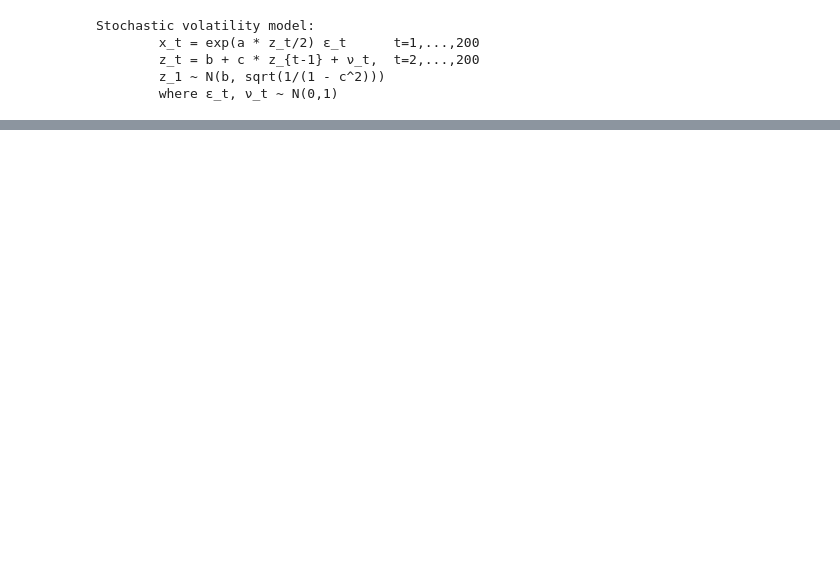
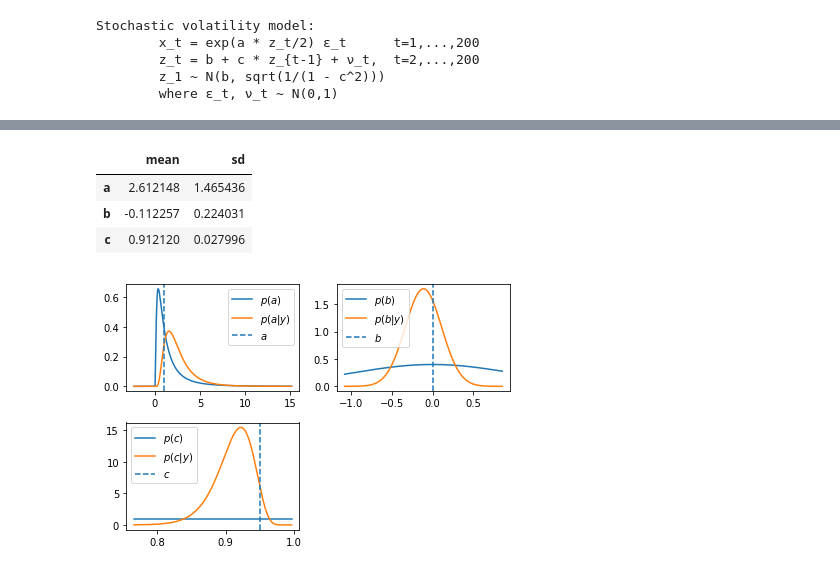
Before and after one commit to kuperov/ptvi, a Jupyter notebook: docs/Particle filter (WIP).ipynb, the cells around one changed output, grey strips where cells are left out. Saved outputs shown, nothing was run; the diff lists cells and outputs as text; code cells hidden in the pictures; blank space fills up the shorter version.

```diff
--- a/docs/Particle filter (WIP).ipynb
+++ b/docs/Particle filter (WIP).ipynb
@@ -41,0 +56,11 @@ plt.plot(fivos);
+# %%
+fit.summary()
+# %% [output]
+|  | mean | sd |
+| a | 2.612148 | 1.465436 |
+| b | -0.112257 | 0.224031 |
+| c | 0.912120 | 0.027996 |
+# %%
+fit.plot_global_marginals(**params)
+# %% [output]
+[figure, added]
```
Also changed, not shown: parts of 5 cells of this notebook, 1 other file.
